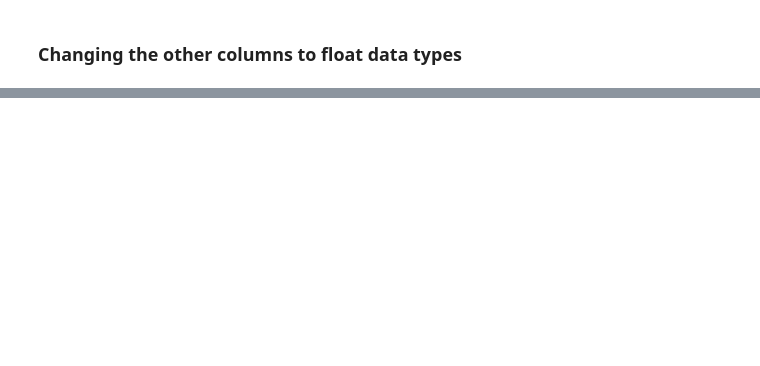
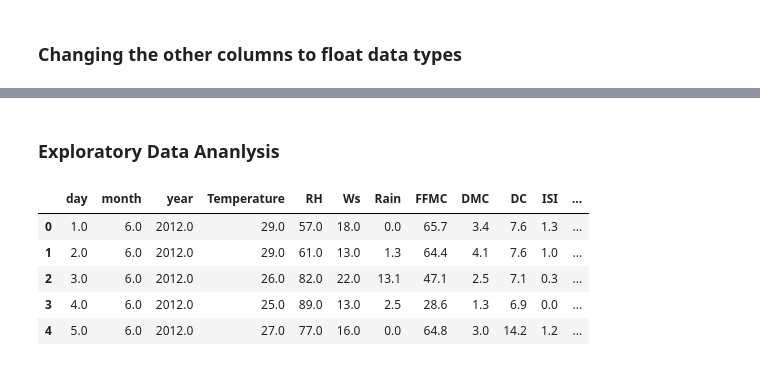
Before and after one commit to Raimal-Raja/DataScience-ML-DL-NLP, a Jupyter notebook: Ridge, Lasso Regression/1_data_cleaning.ipynb, the cells around one changed output, grey strips where cells are left out. Drawn from its saved outputs; the diff is of its cells as text; code cells hidden in the pictures; blank space fills up the shorter version.

```diff
--- a/Ridge, Lasso Regression/1_data_cleaning.ipynb
+++ b/Ridge, Lasso Regression/1_data_cleaning.ipynb
@@ -297,0 +336,11 @@ df.describe()
+# %% [markdown]
+### Exploratory Data Ananlysis
+# %%
+df.head()
+# %% [output]
+|  | day | month | year | Temperature | RH | Ws | Rain | FFMC | DMC | DC | ISI | ... |
+| 0 | 1.0 | 6.0 | 2012.0 | 29.0 | 57.0 | 18.0 | 0.0 | 65.7 | 3.4 | 7.6 | 1.3 | ... |
+| 1 | 2.0 | 6.0 | 2012.0 | 29.0 | 61.0 | 13.0 | 1.3 | 64.4 | 4.1 | 7.6 | 1.0 | ... |
+| 2 | 3.0 | 6.0 | 2012.0 | 26.0 | 82.0 | 22.0 | 13.1 | 47.1 | 2.5 | 7.1 | 0.3 | ... |
+| 3 | 4.0 | 6.0 | 2012.0 | 25.0 | 89.0 | 13.0 | 2.5 | 28.6 | 1.3 | 6.9 | 0.0 | ... |
+| 4 | 5.0 | 6.0 | 2012.0 | 27.0 | 77.0 | 16.0 | 0.0 | 64.8 | 3.0 | 14.2 | 1.2 | ... |
```
Also changed, not shown: parts of 12 cells of this notebook, 1 other file.
